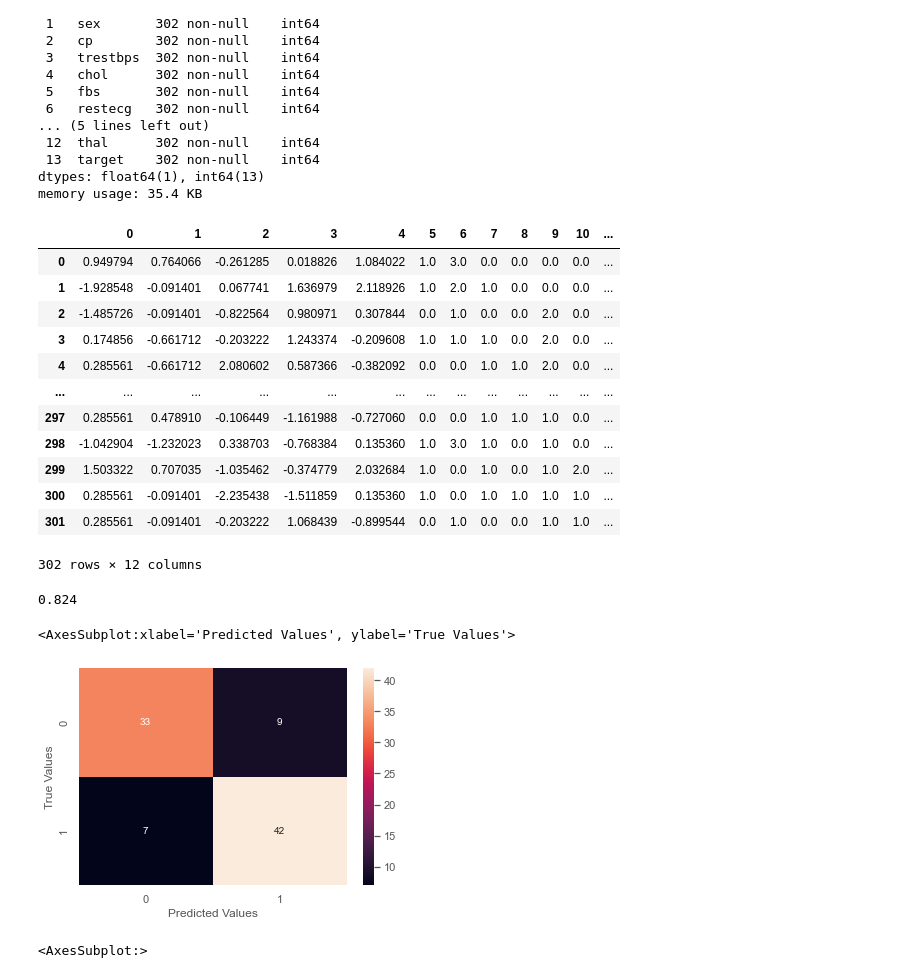
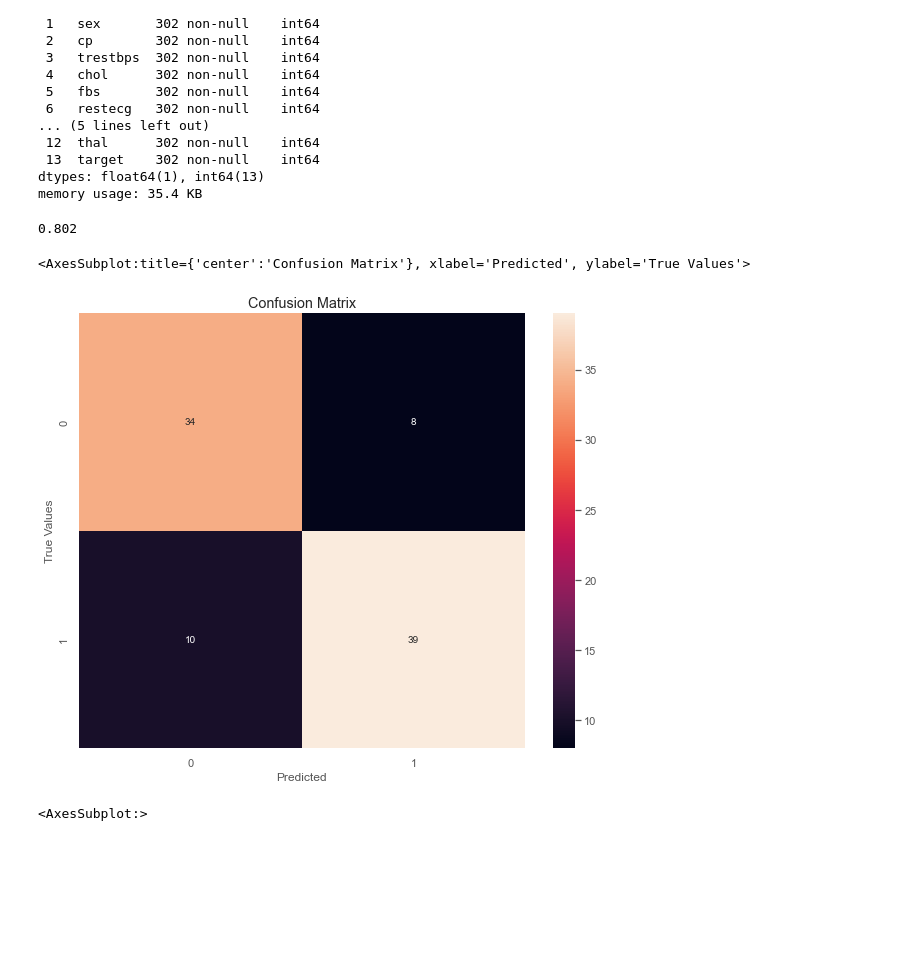
Before and after one commit to Omuk/Reborn, a Jupyter notebook: Data Practice/Practice_Field.ipynb, the cells around one changed output. Drawn from its saved outputs; the diff is of its cells as text; code cells hidden in the pictures; blank space fills up the shorter version.

Commit message:
data

```diff
--- a/Data Practice/Practice_Field.ipynb
+++ b/Data Practice/Practice_Field.ipynb
@@ -140,7 +140,7 @@ memory usage: 35.4 KB
 num_val = ['age','trestbps','chol','thalach','oldpeak']
 cat_val = ['sex', 'cp', 'restecg', 'exang', 'slope', 'ca', 'thal']
 # %%
-col_trans = ColumnTransformer(
+trans_col = ColumnTransformer(
     [
         ('num', StandardScaler(), num_val),
         ('cat', OrdinalEncoder(), cat_val)
@@ -150,53 +150,43 @@ col_trans = ColumnTransformer(
 x = data.drop(columns=['target'])
 y = data.target
 # %%
-x = pd.DataFrame(col_trans.fit_transform(x))
-x
+x = pd.DataFrame(trans_col.fit_transform(x))
-# %% [output]
-|  | 0 | 1 | 2 | 3 | 4 | 5 | 6 | 7 | 8 | 9 | 10 | ... |
-| 0 | 0.949794 | 0.764066 | -0.261285 | 0.018826 | 1.084022 | 1.0 | 3.0 | 0.0 | 0.0 | 0.0 | 0.0 | ... |
-| 1 | -1.928548 | -0.091401 | 0.067741 | 1.636979 | 2.118926 | 1.0 | 2.0 | 1.0 | 0.0 | 0.0 | 0.0 | ... |
-| 2 | -1.485726 | -0.091401 | -0.822564 | 0.980971 | 0.307844 | 0.0 | 1.0 | 0.0 | 0.0 | 2.0 | 0.0 | ... |
-| 3 | 0.174856 | -0.661712 | -0.203222 | 1.243374 | -0.209608 | 1.0 | 1.0 | 1.0 | 0.0 | 2.0 | 0.0 | ... |
-| 4 | 0.285561 | -0.661712 | 2.080602 | 0.587366 | -0.382092 | 0.0 | 0.0 | 1.0 | 1.0 | 2.0 | 0.0 | ... |
-| ... | ... | ... | ... | ... | ... | ... | ... | ... | ... | ... | ... | ... |
-| 297 | 0.285561 | 0.478910 | -0.106449 | -1.161988 | -0.727060 | 0.0 | 0.0 | 1.0 | 1.0 | 1.0 | 0.0 | ... |
-| 298 | -1.042904 | -1.232023 | 0.338703 | -0.768384 | 0.135360 | 1.0 | 3.0 | 1.0 | 0.0 | 1.0 | 0.0 | ... |
-| 299 | 1.503322 | 0.707035 | -1.035462 | -0.374779 | 2.032684 | 1.0 | 0.0 | 1.0 | 0.0 | 1.0 | 2.0 | ... |
-| 300 | 0.285561 | -0.091401 | -2.235438 | -1.511859 | 0.135360 | 1.0 | 0.0 | 1.0 | 1.0 | 1.0 | 1.0 | ... |
-| 301 | 0.285561 | -0.091401 | -0.203222 | 1.068439 | -0.899544 | 0.0 | 1.0 | 0.0 | 0.0 | 1.0 | 1.0 | ... |
-302 rows × 12 columns
 # %%
 x_train,x_test,y_train,y_test = train_test_split(x,y,random_state=42,test_size=0.3)
 # %%
-logreg = LogisticRegression()
+knn = KNeighborsClassifier(n_neighbors=3)
 
-logreg.fit(x_train,y_train)
+knn.fit(x_train,y_train)
 
-y_pred = logreg.predict(x_test)
+y_pred = knn.predict(x_test)
 
-accu_scr = accuracy_score(y_test,y_pred).round(3)
-accu_scr
+scr_acc = accuracy_score(y_test,y_pred).round(3)
+
+scr_acc
 # %% [output]
-0.824
+0.802
 # %%
-conmat_dic = {
+conma_dic = {
     'y_test':y_test,
     'y_pred':y_pred
 }
 
 conma_cols = pd.DataFrame(
-    conmat_dic, columns=['y_test', 'y_pred']
+    conma_dic, columns=['y_test', 'y_pred']
 )
 
-confusion_matrix = pd.crosstab(
-    conma_cols['y_test'], conma_cols['y_pred'], rownames=['True Values'], colnames=['Predicted Values']
+confusion = pd.crosstab(
+    conma_cols['y_test'], conma_cols['y_pred'], rownames=['True Values'], colnames=['Predicted']
 )
 
-sns.heatmap(confusion_matrix, annot=True)
+f,ax = plt.subplots(figsize=(10,8))
+
+ax.set_title('Confusion Matrix')
+
+sns.heatmap(confusion, annot=True)
 # %% [output]
-<AxesSubplot:xlabel='Predicted Values', ylabel='True Values'>
+<AxesSubplot:title={'center':'Confusion Matrix'}, xlabel='Predicted', ylabel='True Values'>
-[figure, old version]
+[figure, new version]
 # %%
 accuracies = []
 
```
Also changed, not shown: parts of 1 cell of this notebook.
